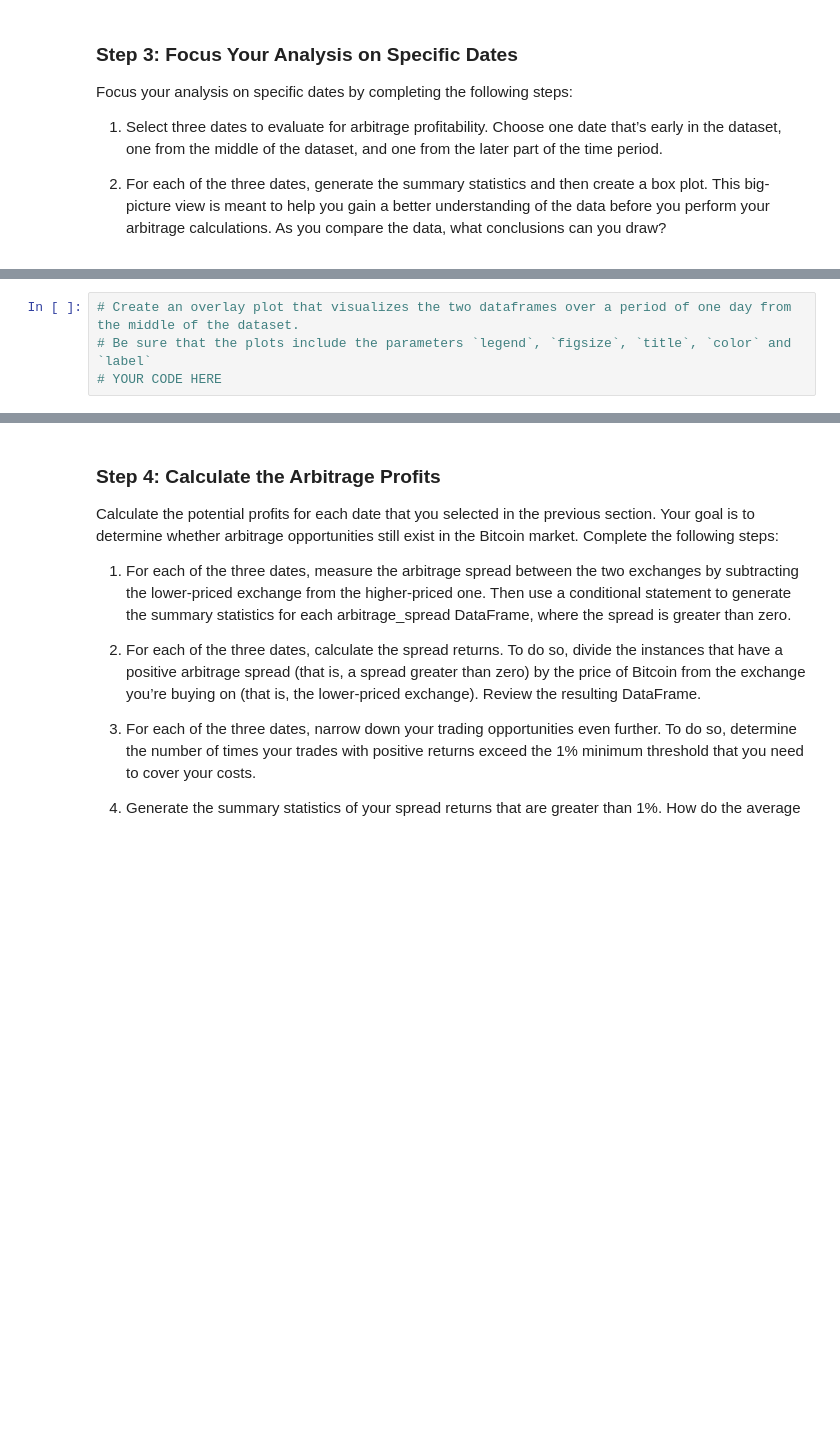
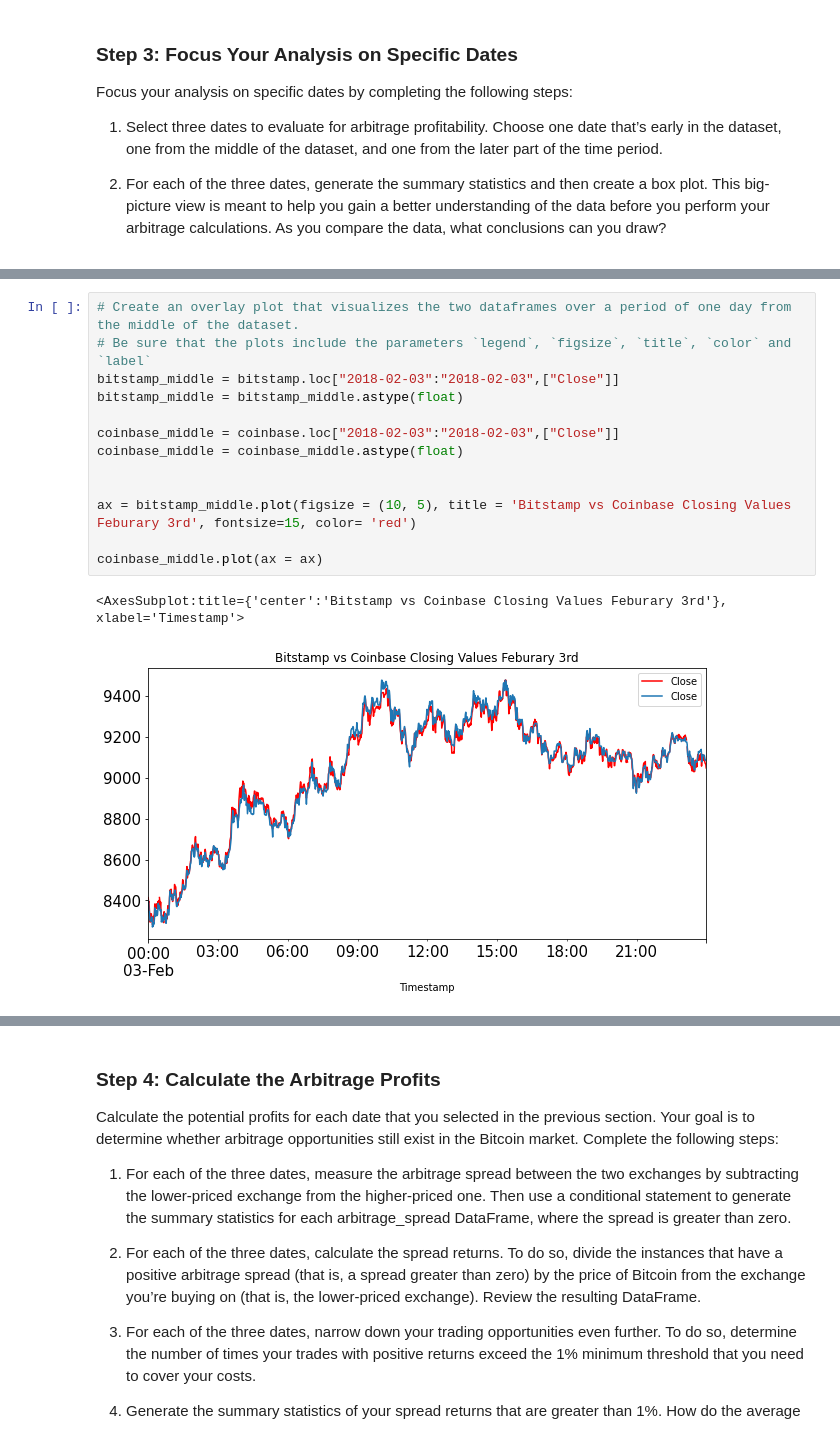
Before and after one commit to tylergusmyers/crypto_arbitrage, a Jupyter notebook: crypto_arbitrage.ipynb, the cells around one changed output, grey strips where cells are left out. Saved outputs shown, nothing was run; the diff lists cells and outputs as text; blank space fills up the shorter version.

```diff
--- a/crypto_arbitrage.ipynb
+++ b/crypto_arbitrage.ipynb
@@ -391,7 +414,19 @@ SyntaxError: invalid syntax (<ipython-input-25-9c1f332784dd>, line 3)
 # %%
 # Create an overlay plot that visualizes the two dataframes over a period of one day from the middle of the dataset.
 # Be sure that the plots include the parameters `legend`, `figsize`, `title`, `color` and `label`
-# YOUR CODE HERE
+bitstamp_middle = bitstamp.loc["2018-02-03":"2018-02-03",["Close"]]
+bitstamp_middle = bitstamp_middle.astype(float)
+
+coinbase_middle = coinbase.loc["2018-02-03":"2018-02-03",["Close"]]
+coinbase_middle = coinbase_middle.astype(float)
+
+
+ax = bitstamp_middle.plot(figsize = (10, 5), title = 'Bitstamp vs Coinbase Closing Values Feburary 3rd', fontsize=15, color= 'red')
+
+coinbase_middle.plot(ax = ax)
+# %% [output]
+<AxesSubplot:title={'center':'Bitstamp vs Coinbase Closing Values Feburary 3rd'}, xlabel='Timestamp'>
+[figure, added]
 # %%
 # Using the date in the middle that you have selected, calculate the arbitrage spread
 # by subtracting the bitstamp lower closing prices from the coinbase higher closing prices
```
Also changed, not shown: parts of 21 cells of this notebook.
